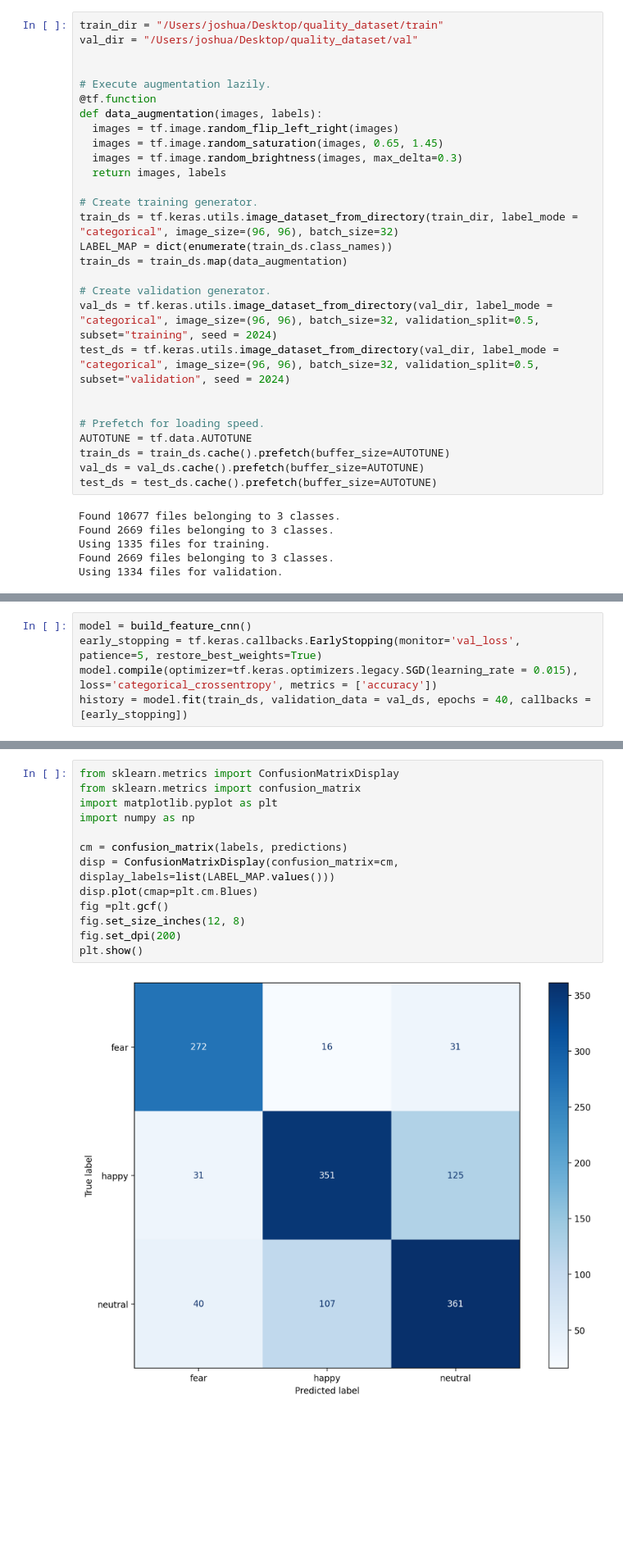
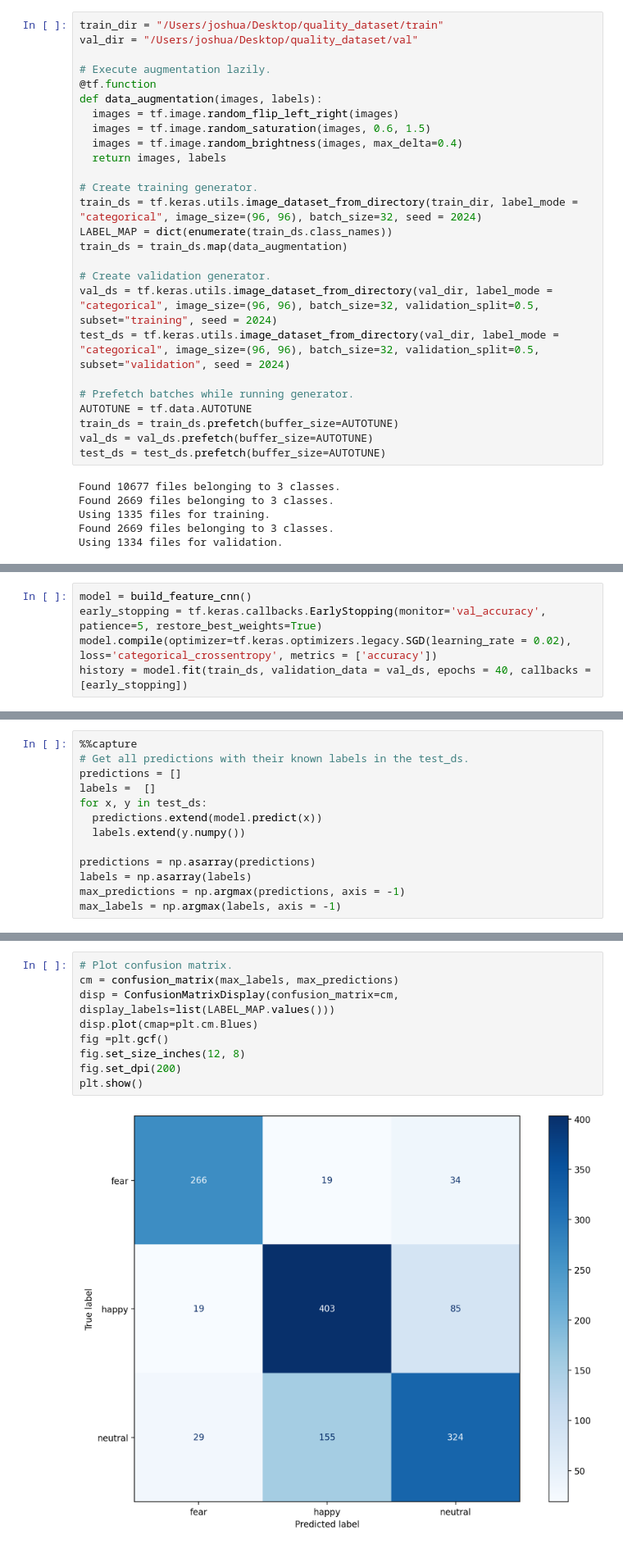
Before and after one commit to joshua-drc/webcam-app, a Jupyter notebook: train_model.ipynb, the cells around one changed output, grey strips where cells are left out. Shown: that part at 82% size. Drawn from its saved outputs; the diff is of its cells as text; blank space fills up the shorter version.

```diff
--- a/train_model.ipynb
+++ b/train_model.ipynb
@@ -27,18 +8,17 @@ import tensorflowjs as tfjs
 # %%
 train_dir = "/Users/joshua/Desktop/quality_dataset/train"
 val_dir = "/Users/joshua/Desktop/quality_dataset/val"
-
 
 # Execute augmentation lazily.
 @tf.function
 def data_augmentation(images, labels):
   images = tf.image.random_flip_left_right(images)
-  images = tf.image.random_saturation(images, 0.65, 1.45)
-  images = tf.image.random_brightness(images, max_delta=0.3)
+  images = tf.image.random_saturation(images, 0.6, 1.5)
+  images = tf.image.random_brightness(images, max_delta=0.4)
   return images, labels
 
 # Create training generator.
-train_ds = tf.keras.utils.image_dataset_from_directory(train_dir, label_mode = "categorical", image_size=(96, 96), batch_size=32)
+train_ds = tf.keras.utils.image_dataset_from_directory(train_dir, label_mode = "categorical", image_size=(96, 96), batch_size=32, seed = 2024)
 LABEL_MAP = dict(enumerate(train_ds.class_names))
 train_ds = train_ds.map(data_augmentation)
 
@@ -46,12 +26,11 @@ train_ds = train_ds.map(data_augmentation)
 val_ds = tf.keras.utils.image_dataset_from_directory(val_dir, label_mode = "categorical", image_size=(96, 96), batch_size=32, validation_split=0.5, subset="training", seed = 2024)
 test_ds = tf.keras.utils.image_dataset_from_directory(val_dir, label_mode = "categorical", image_size=(96, 96), batch_size=32, validation_split=0.5, subset="validation", seed = 2024)
 
-
-# Prefetch for loading speed.
+# Prefetch batches while running generator.
 AUTOTUNE = tf.data.AUTOTUNE
-train_ds = train_ds.cache().prefetch(buffer_size=AUTOTUNE)
-val_ds = val_ds.cache().prefetch(buffer_size=AUTOTUNE)
-test_ds = test_ds.cache().prefetch(buffer_size=AUTOTUNE)
+train_ds = train_ds.prefetch(buffer_size=AUTOTUNE)
+val_ds = val_ds.prefetch(buffer_size=AUTOTUNE)
+test_ds = test_ds.prefetch(buffer_size=AUTOTUNE)
 # %% [output]
 Found 10677 files belonging to 3 classes.
 Found 2669 files belonging to 3 classes.
@@ -139,7 +64,7 @@ def build_feature_cnn(input_shape=(96,96,3), num_classes=3):
 # %%
 model = build_feature_cnn()
-early_stopping = tf.keras.callbacks.EarlyStopping(monitor='val_loss', patience=5, restore_best_weights=True)
-model.compile(optimizer=tf.keras.optimizers.legacy.SGD(learning_rate = 0.015), loss='categorical_crossentropy', metrics = ['accuracy'])
+early_stopping = tf.keras.callbacks.EarlyStopping(monitor='val_accuracy', patience=5, restore_best_weights=True)
+model.compile(optimizer=tf.keras.optimizers.legacy.SGD(learning_rate = 0.02), loss='categorical_crossentropy', metrics = ['accuracy'])
 history = model.fit(train_ds, validation_data = val_ds, epochs = 40, callbacks = [early_stopping])
 # %% [output]
 Epoch 1/40
@@ -161,0 +100,13 @@ Epoch 9/40
+# %%
+%%capture
+# Get all predictions with their known labels in the test_ds.
+predictions = []
+labels =  []
+for x, y in test_ds:
+  predictions.extend(model.predict(x))
+  labels.extend(y.numpy())
+
+predictions = np.asarray(predictions)
+labels = np.asarray(labels)
+max_predictions = np.argmax(predictions, axis = -1)
+max_labels = np.argmax(labels, axis = -1)
@@ -185,16 +143,12 @@ for x, y in test_ds:
 # %%
-from sklearn.metrics import ConfusionMatrixDisplay
-from sklearn.metrics import confusion_matrix
-import matplotlib.pyplot as plt
-import numpy as np
-
-cm = confusion_matrix(labels, predictions)
+# Plot confusion matrix.
+cm = confusion_matrix(max_labels, max_predictions)
 disp = ConfusionMatrixDisplay(confusion_matrix=cm, display_labels=list(LABEL_MAP.values()))
 disp.plot(cmap=plt.cm.Blues)
 fig =plt.gcf()
 fig.set_size_inches(12, 8)
 fig.set_dpi(200)
 plt.show()
 # %% [output]
-[figure, old version]
+[figure, new version]
 # %%
```
Also changed, not shown: parts of 22 cells of this notebook, 1 other file.
